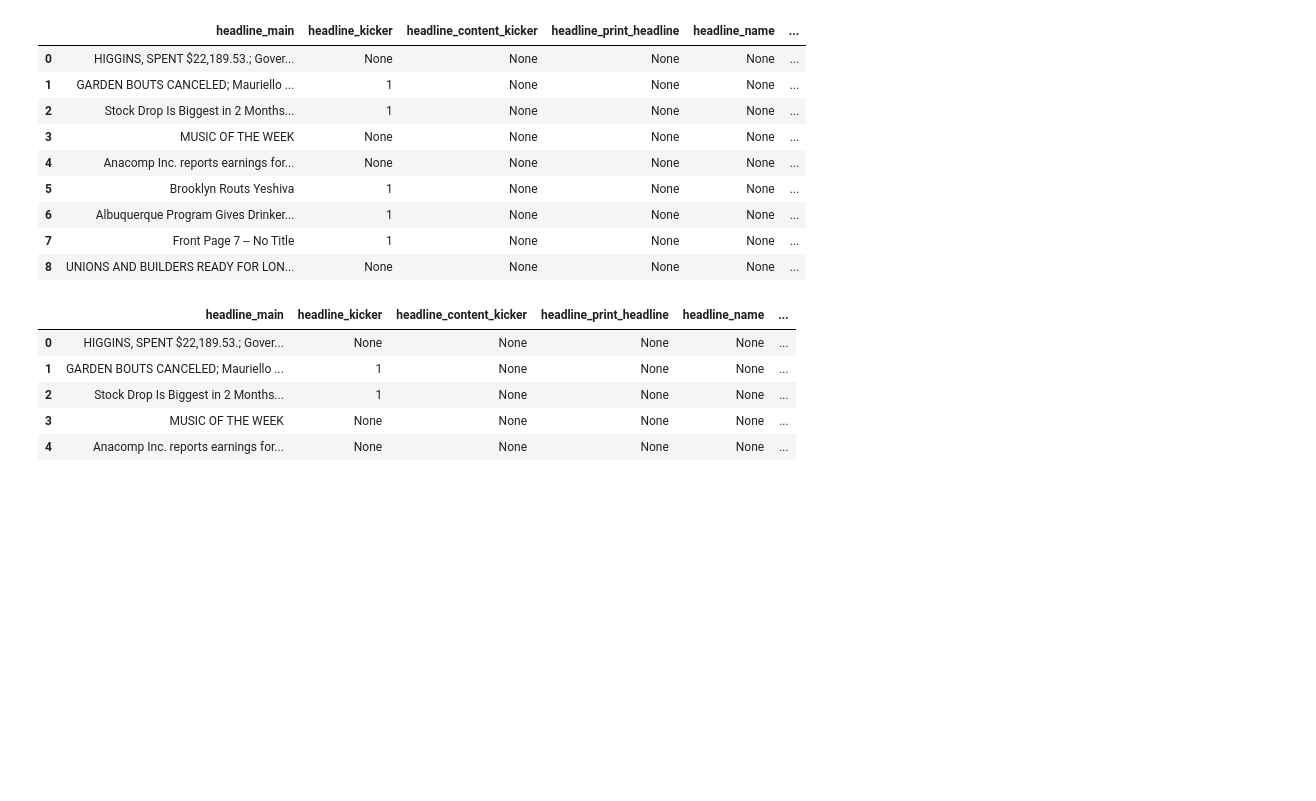
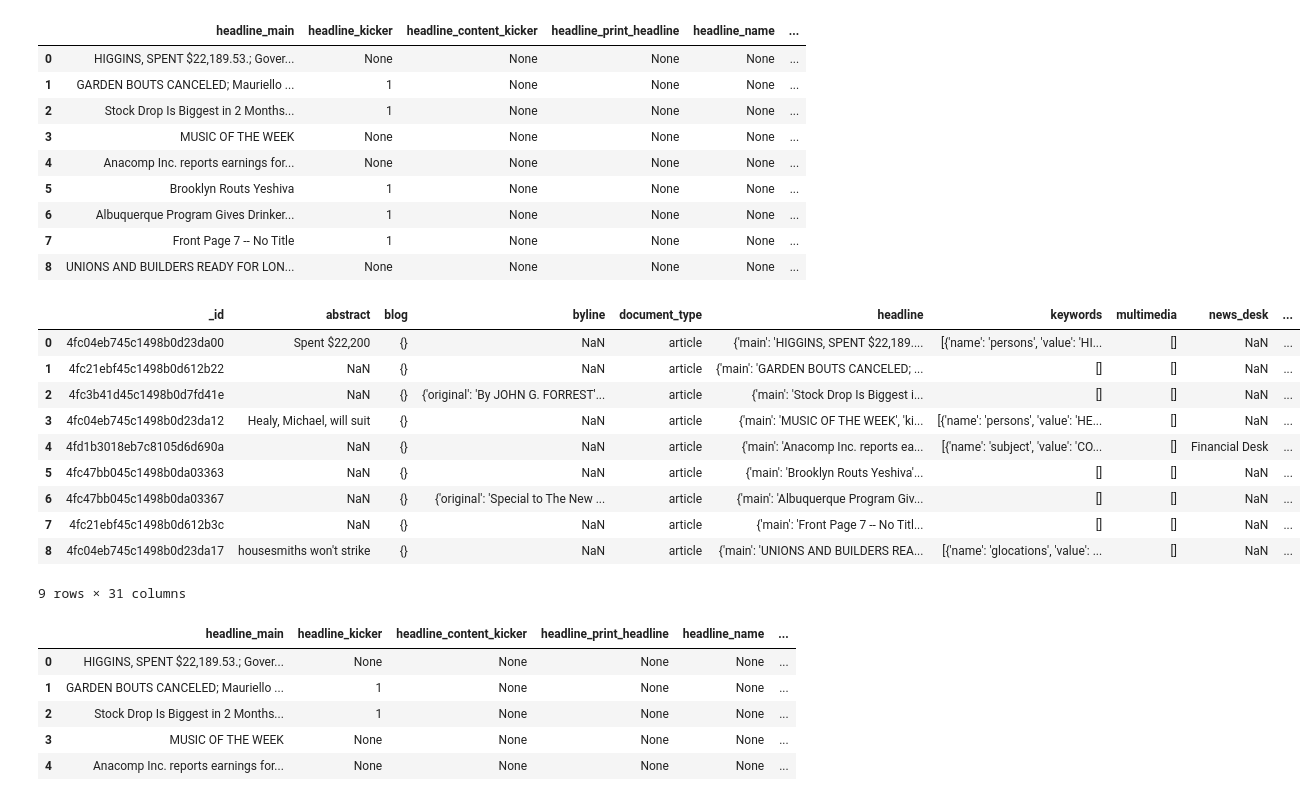
Before and after one commit to asafi1997/dsc-working-with-known-json-schemas-nyc-ds-060319, a Jupyter notebook: index.ipynb, the cells around one changed output. Cells and saved outputs as stored; diff of their text form; code cells hidden in the pictures; blank space fills up the shorter version.

```diff
--- a/index.ipynb
+++ b/index.ipynb
@@ -124,6 +124,20 @@ headline
 | 8 | UNIONS AND BUILDERS READY FOR LON... | None | None | None | None | ... |
 # %%
 df = pd.concat([df, headline], axis = 1)
+# %%
+del df
+# %% [output]
+|  | _id | abstract | blog | byline | document_type | headline | keywords | multimedia | news_desk | ... |
+| 0 | 4fc04eb745c1498b0d23da00 | Spent $22,200 | {} | NaN | article | {'main': 'HIGGINS, SPENT $22,189.... | [{'name': 'persons', 'value': 'HI... | [] | NaN | ... |
+| 1 | 4fc21ebf45c1498b0d612b22 | NaN | {} | NaN | article | {'main': 'GARDEN BOUTS CANCELED; ... | [] | [] | NaN | ... |
+| 2 | 4fc3b41d45c1498b0d7fd41e | NaN | {} | {'original': 'By JOHN G. FORREST'... | article | {'main': 'Stock Drop Is Biggest i... | [] | [] | NaN | ... |
+| 3 | 4fc04eb745c1498b0d23da12 | Healy, Michael, will suit | {} | NaN | article | {'main': 'MUSIC OF THE WEEK', 'ki... | [{'name': 'persons', 'value': 'HE... | [] | NaN | ... |
+| 4 | 4fd1b3018eb7c8105d6d690a | NaN | {} | NaN | article | {'main': 'Anacomp Inc. reports ea... | [{'name': 'subject', 'value': 'CO... | [] | Financial Desk | ... |
+| 5 | 4fc47bb045c1498b0da03363 | NaN | {} | NaN | article | {'main': 'Brooklyn Routs Yeshiva'... | [] | [] | NaN | ... |
+| 6 | 4fc47bb045c1498b0da03367 | NaN | {} | {'original': 'Special to The New ... | article | {'main': 'Albuquerque Program Giv... | [] | [] | NaN | ... |
+| 7 | 4fc21ebf45c1498b0d612b3c | NaN | {} | NaN | article | {'main': 'Front Page 7 -- No Titl... | [] | [] | NaN | ... |
+| 8 | 4fc04eb745c1498b0d23da17 | housesmiths won't strike | {} | NaN | article | {'main': 'UNIONS AND BUILDERS REA... | [{'name': 'glocations', 'value': ... | [] | NaN | ... |
+9 rows × 31 columns
 # %%
 keys = df.headline.iloc[0].keys() #Get dictionary keys
 #Keep track of columns we make for subsequent preview
```
